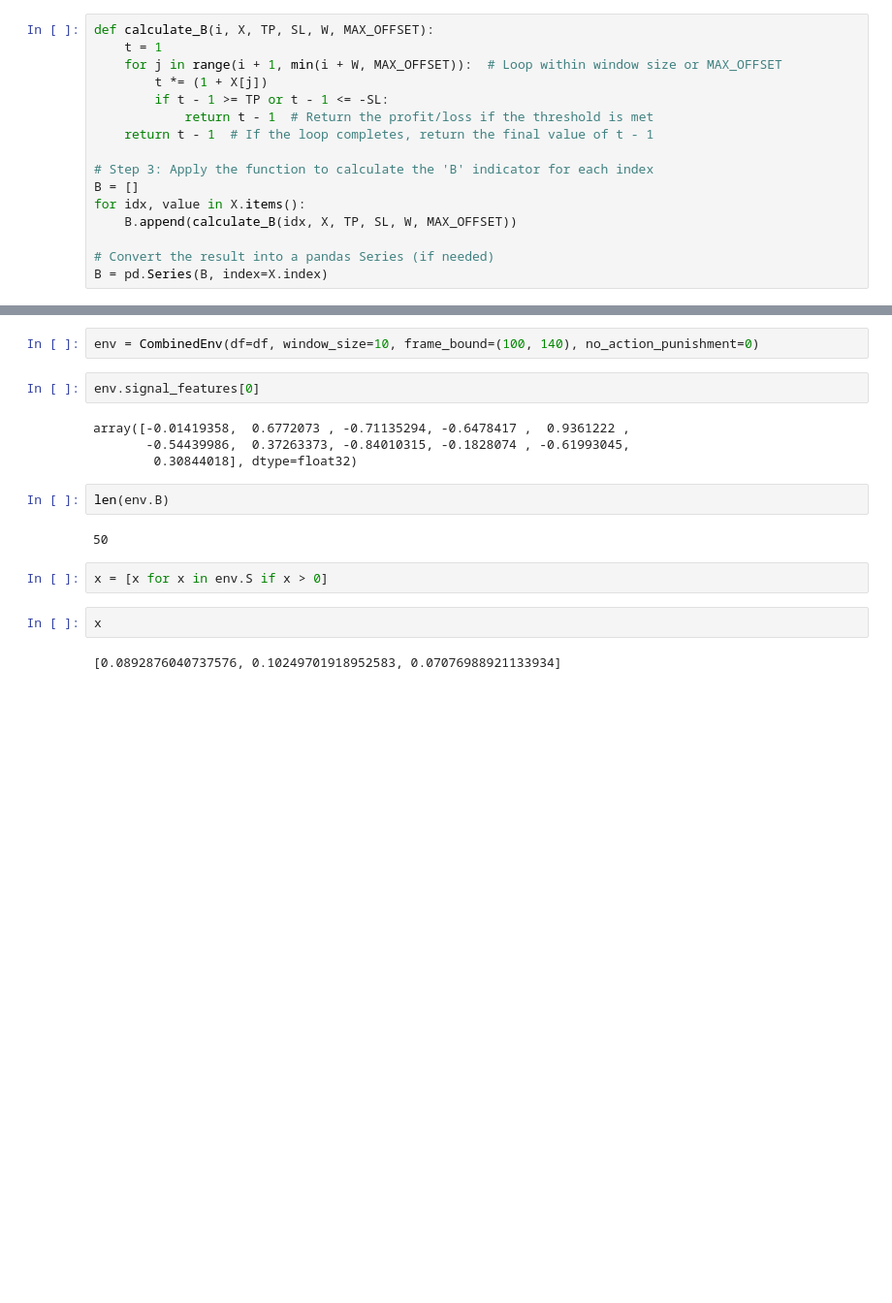
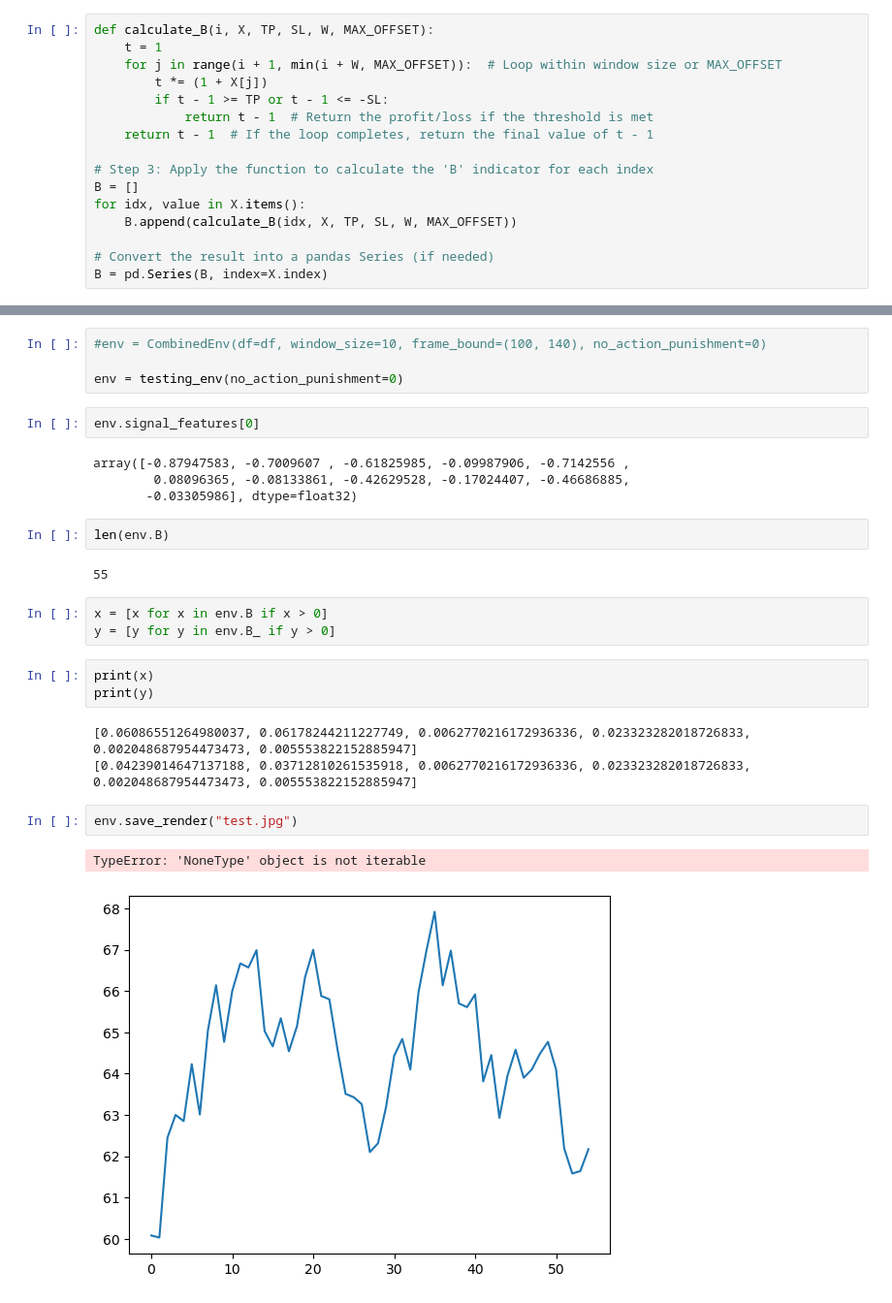
Before and after one commit to perlucas/airtos4, a Jupyter notebook: notebooks/airtos/test_sb3-3.ipynb, the cells around one changed output, grey strips where cells are left out. Shown at 97% size. Cells and saved outputs as stored; diff of their text form; blank space fills up the shorter version.

Commit message:
update testing env

```diff
--- a/notebooks/airtos/test_sb3-3.ipynb
+++ b/notebooks/airtos/test_sb3-3.ipynb
@@ -69,18 +70,28 @@ from sb3.combined_env import CombinedEnv
 # %%
-env = CombinedEnv(df=df, window_size=10, frame_bound=(100, 140), no_action_punishment=0)
+#env = CombinedEnv(df=df, window_size=10, frame_bound=(100, 140), no_action_punishment=0)
+
+env = testing_env(no_action_punishment=0)
 # %%
 env.signal_features[0]
 # %% [output]
-array([-0.01419358,  0.6772073 , -0.71135294, -0.6478417 ,  0.9361222 ,
-       -0.54439986,  0.37263373, -0.84010315, -0.1828074 , -0.61993045,
-        0.30844018], dtype=float32)
+array([-0.87947583, -0.7009607 , -0.61825985, -0.09987906, -0.7142556 ,
+        0.08096365, -0.08133861, -0.42629528, -0.17024407, -0.46686885,
+       -0.03305986], dtype=float32)
 # %%
 len(env.B)
 # %% [output]
-50
+55
 # %%
-x = [x for x in env.S if x > 0]
+x = [x for x in env.B if x > 0]
+y = [y for y in env.B_ if y > 0]
 # %%
-x
+print(x)
+print(y)
 # %% [output]
-[0.0892876040737576, 0.10249701918952583, 0.07076988921133934]
+[0.06086551264980037, 0.06178244211227749, 0.0062770216172936336, 0.023323282018726833, 0.002048687954473473, 0.005553822152885947]
+[0.04239014647137188, 0.03712810261535918, 0.0062770216172936336, 0.023323282018726833, 0.002048687954473473, 0.005553822152885947]
+# %%
+env.save_render("test.jpg")
+# %% [output]
+TypeError: 'NoneType' object is not iterable
+[figure, added]
```
Also changed, not shown: parts of 4 cells of this notebook, 1 other file.
